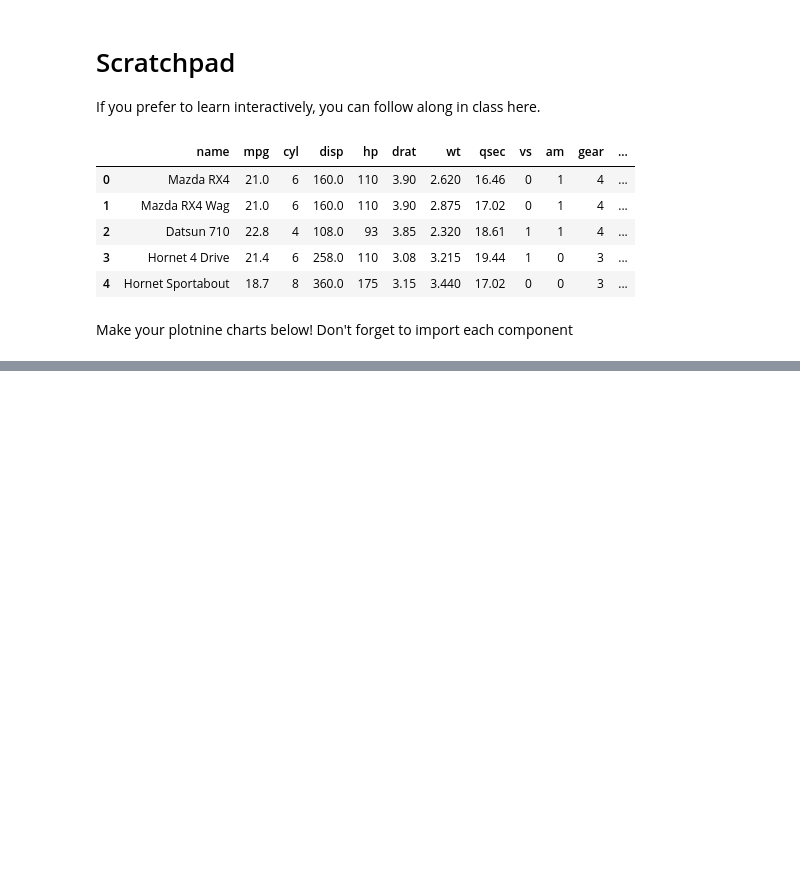
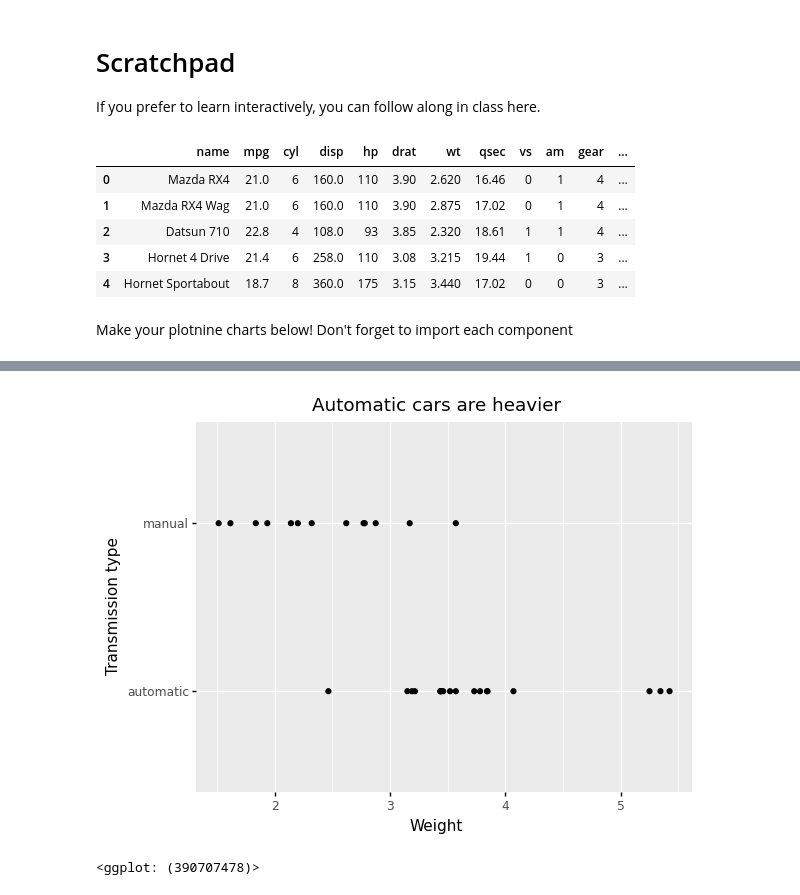
Before and after one commit to luizftoledo/learning-plotnine-luizftoledo-main, a Jupyter notebook: scratchpad.ipynb, the cells around one changed output, grey strips where cells are left out. Drawn from its saved outputs; the diff is of its cells as text; code cells hidden in the pictures; blank space fills up the shorter version.

```diff
--- a/scratchpad.ipynb
+++ b/scratchpad.ipynb
@@ -18,0 +141,16 @@ Make your plotnine charts below! Don't forget to import each component
+# %%
+#Most automatic cars are heavier than manuals
+
+(
+    ggplot(mtcars,
+        aes('wt', 'transmission_type'))
+        + geom_point()
+        + labs(
+            title = "Automatic cars are heavier",
+            y = "Transmission type",
+            x = "Weight"
+        )
+)
+# %% [output]
+[figure, added]
+<ggplot: (390707478)>
```
Also changed, not shown: parts of 14 cells of this notebook, 1 other file.
